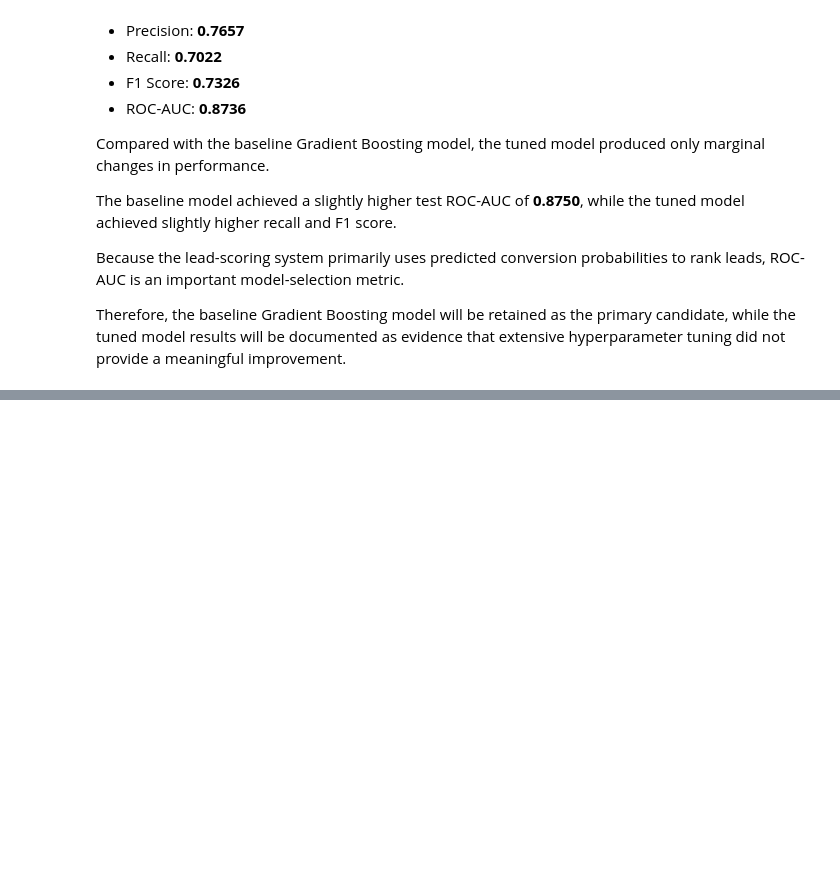
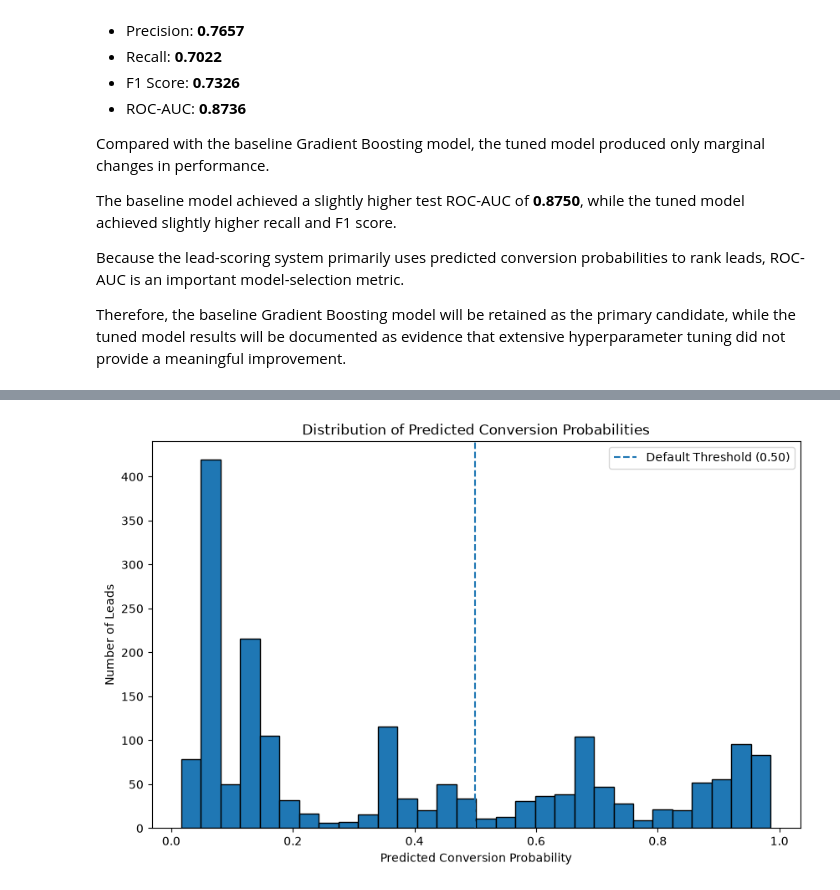
Before and after one commit to mohsinshafait/ai-lead-scoring, a Jupyter notebook: notebooks/03_model_training.ipynb, the cells around one changed output, grey strips where cells are left out. Drawn from its saved outputs; the diff is of its cells as text; code cells hidden in the pictures; blank space fills up the shorter version.

Commit message:
Add lead scoring strategy and model explainability

```diff
--- a/notebooks/03_model_training.ipynb
+++ b/notebooks/03_model_training.ipynb
@@ -1041,0 +1058,15 @@ Therefore, the baseline Gradient Boosting model will be retained as the primary
+# %%
+# Use the selected baseline Gradient Boosting pipeline
+final_model = trained_models["Gradient Boosting"]
+
+# Generate conversion probabilities using RAW test features
+# The pipeline performs preprocessing internally
+y_prob_final = final_model.predict_proba(X_test)[:, 1]
+
+# Store probabilities for analysis
+probability_results = pd.DataFrame({
+    "Actual_Conversion": y_test.values,
+    "Conversion_Probability": y_prob_final
+})
+
+probability_results.head(10)
@@ -1041,0 +1111,25 @@ Therefore, the baseline Gradient Boosting model will be retained as the primary
+# %%
+import matplotlib.pyplot as plt
+
+plt.figure(figsize=(10, 6))
+
+plt.hist(
+    probability_results["Conversion_Probability"],
+    bins=30,
+    edgecolor="black"
+)
+
+plt.axvline(
+    0.5,
+    linestyle="--",
+    label="Default Threshold (0.50)"
+)
+
+plt.title("Distribution of Predicted Conversion Probabilities")
+plt.xlabel("Predicted Conversion Probability")
+plt.ylabel("Number of Leads")
+
+plt.legend()
+plt.show()
+# %% [output]
+[figure, added]
```
Also changed, not shown: parts of 26 cells of this notebook.
